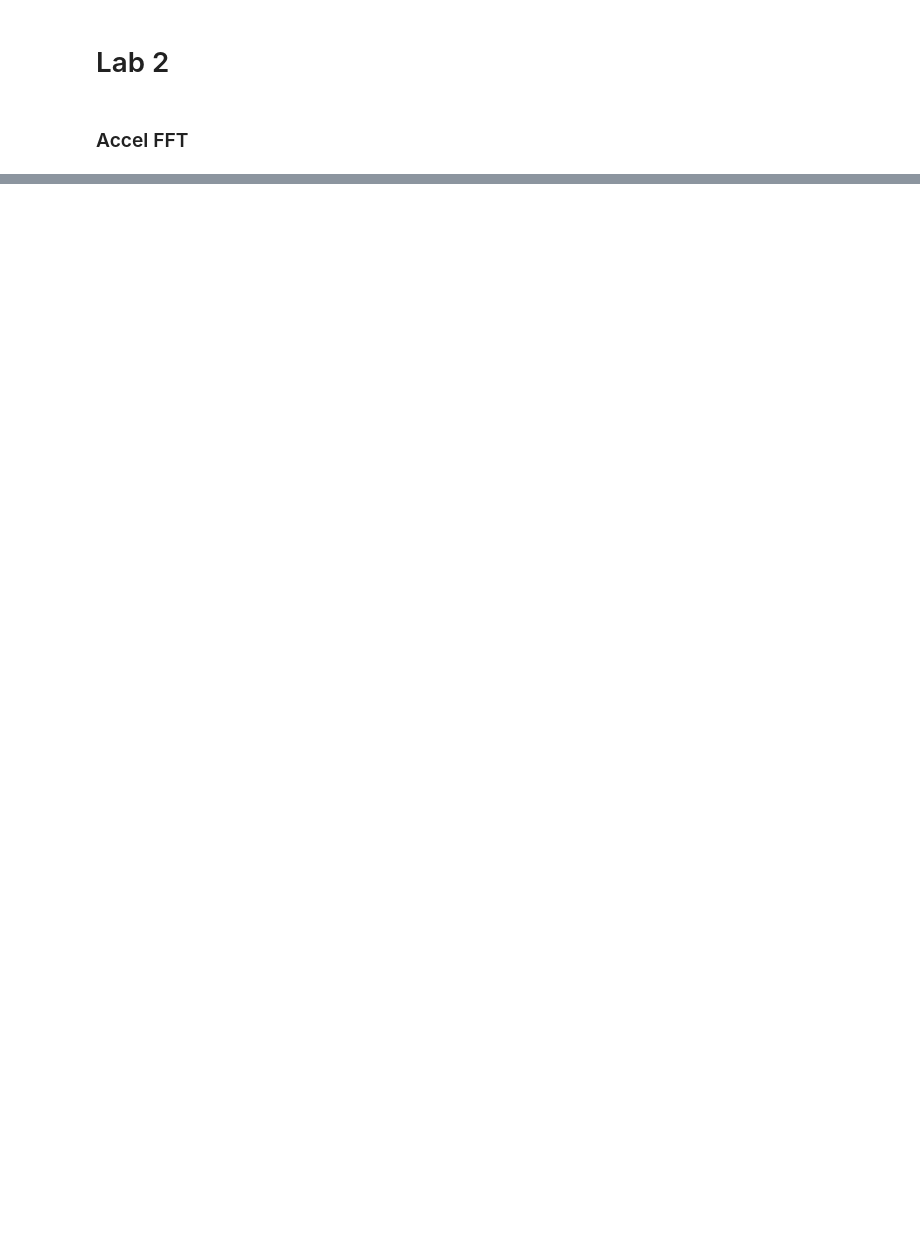
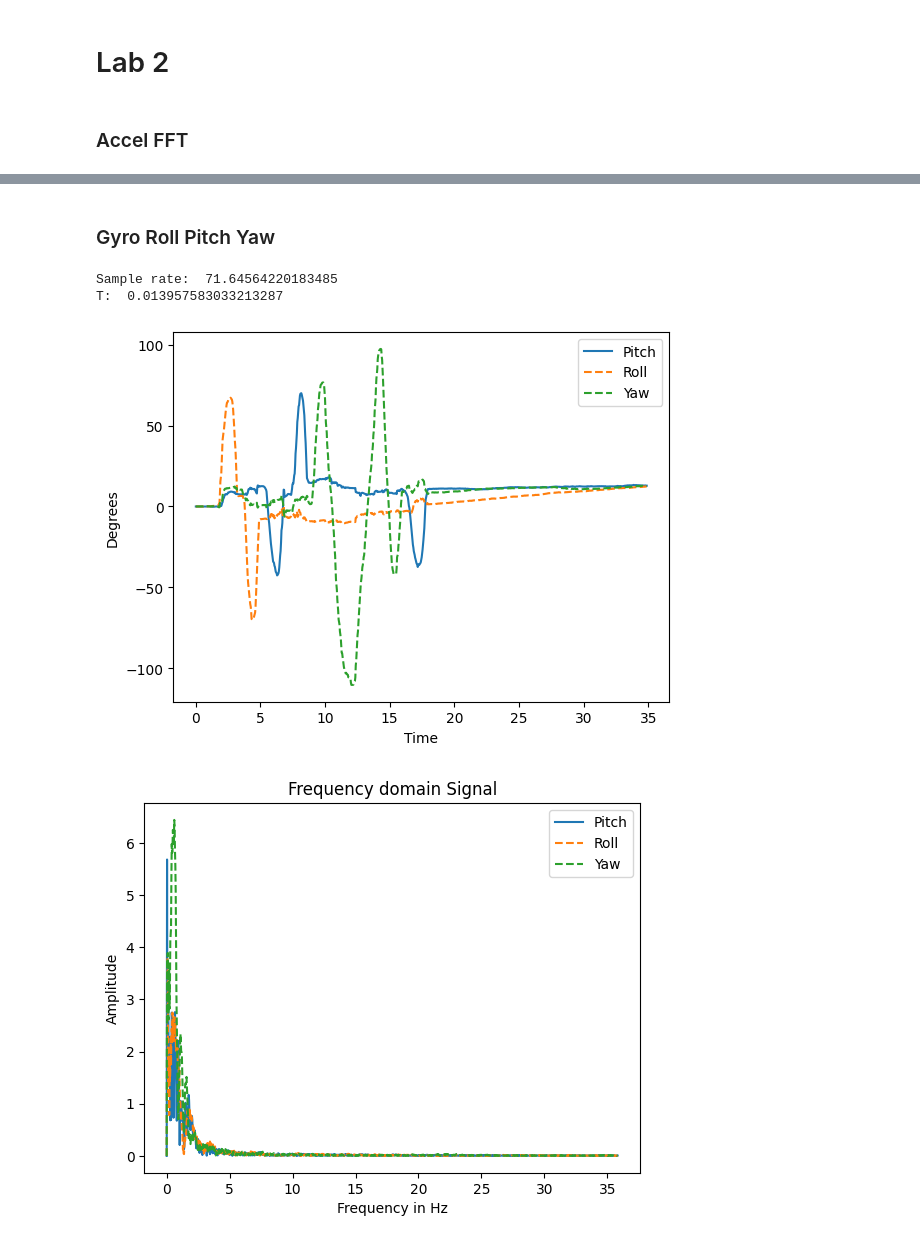
Before and after one commit to leslier7/ece5160-fast-robotics, a Jupyter notebook: Lab2/Lab2Python.ipynb, the cells around one changed output, grey strips where cells are left out. Drawn from its saved outputs; the diff is of its cells as text; code cells hidden in the pictures; blank space fills up the shorter version.

```diff
--- a/Lab2/Lab2Python.ipynb
+++ b/Lab2/Lab2Python.ipynb
@@ -51,0 +229,66 @@ plt.show()
+# %% [markdown]
+### Gyro Roll Pitch Yaw
+# %%
+import numpy as np
+import matplotlib.pyplot as plt
+from scipy.fftpack import fft
+import pandas as pd
+
+pi = np.pi
+
+# Load the CSV
+df = pd.read_csv("GyroRPY.csv")
+
+
+pitch = df["Pitch"].to_numpy()
+roll  = df["Roll"].to_numpy()
+yaw = df["Yaw"].to_numpy()
+t     = df["Time"].to_numpy() / 1000.0   # ms -> s
+
+# Compute time differences between samples
+dt = np.diff(t)
+
+# Average sample period
+T = np.mean(dt)
+
+# Sample rate
+sample_rate = 1.0 / T
+print("Sample rate: ", sample_rate)
+print("T: ", T)
+N = len(pitch)
+
+plt.plot(t, pitch, label="Pitch", linestyle='-')
+plt.plot(t, roll, label="Roll", linestyle='--')
+plt.plot(t, yaw, label="Yaw", linestyle='--')
+plt.legend()
+plt.xlabel("Time")
+plt.ylabel("Degrees")
+plt.show()
+
+pitch0 = pitch - np.mean(pitch)
+roll0  = roll  - np.mean(roll)
+yaw0  = yaw  - np.mean(yaw)
+
+freq_pitch = np.fft.rfft(pitch0)
+freq_roll  = np.fft.rfft(roll0)
+freq_yaw  = np.fft.rfft(yaw0)
+
+frequency = np.fft.rfftfreq(N, d=1/sample_rate)
+
+y_pitch = (2/N) * np.abs(freq_pitch)
+y_roll  = (2/N) * np.abs(freq_roll)
+y_yaw = (2/N) * np.abs(freq_yaw)
+
+plt.plot(frequency, y_pitch, label="Pitch", linestyle='-')
+plt.plot(frequency, y_roll, label="Roll", linestyle='--')
+plt.plot(frequency, y_yaw, label="Yaw", linestyle='--')
+plt.legend()
+plt.title("Frequency domain Signal")
+plt.xlabel("Frequency in Hz")
+plt.ylabel("Amplitude")
+plt.show()
+# %% [output]
+Sample rate:  71.64564220183485
+T:  0.013957583033213287
+[figure, added]
+[figure, added]
```
Also changed, not shown: parts of 7 cells of this notebook, 3 other files.
